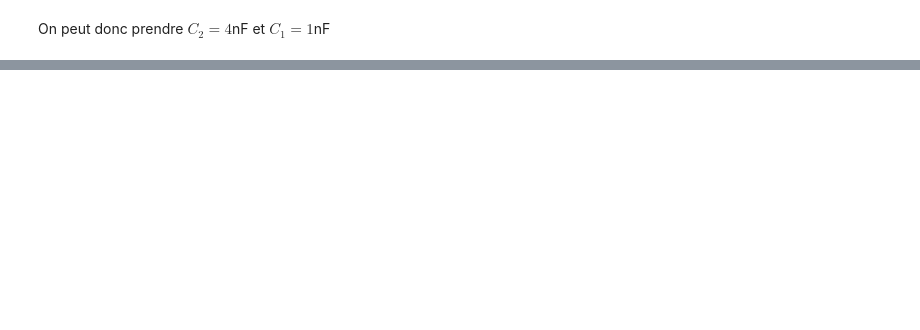
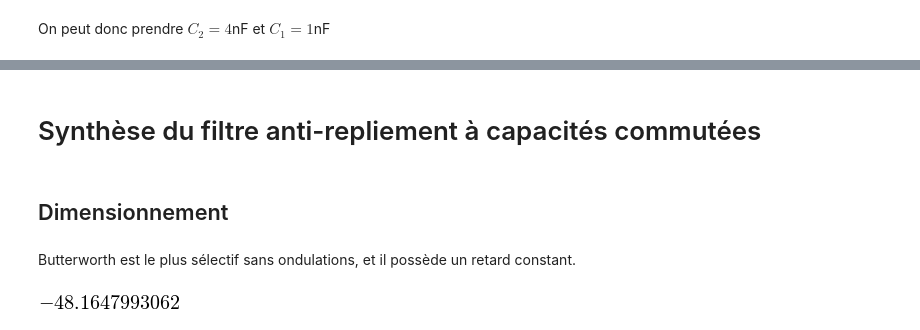
Before and after one commit to nim65s/N7, a Jupyter notebook: cours/TP Chaine d’Instrumentation.ipynb, the cells around one changed output, grey strips where cells are left out. Cells and saved outputs as stored; diff of their text form; code cells hidden in the pictures; blank space fills up the shorter version.

```diff
--- a/cours/TP Chaine d’Instrumentation.ipynb
+++ b/cours/TP Chaine d’Instrumentation.ipynb
@@ -40,0 +99,10 @@ $\cfrac{V_s}{V_e}=-\cfrac{R_2R_3R_4}{ppR_1R_3R_4+pR_1R_2R_4+R_1R_2R_3}$
+# %% [markdown]
+# Synthèse du filtre anti-repliement à capacités commutées
+# %% [markdown]
+## Dimensionnement
+# %% [markdown]
+Butterworth est le plus sélectif sans ondulations, et il possède un retard constant.
+# %%
+20*log10(1/2**8)
+# %% [output]
+[figure, added]
```
Also changed, not shown: parts of 24 cells of this notebook.
